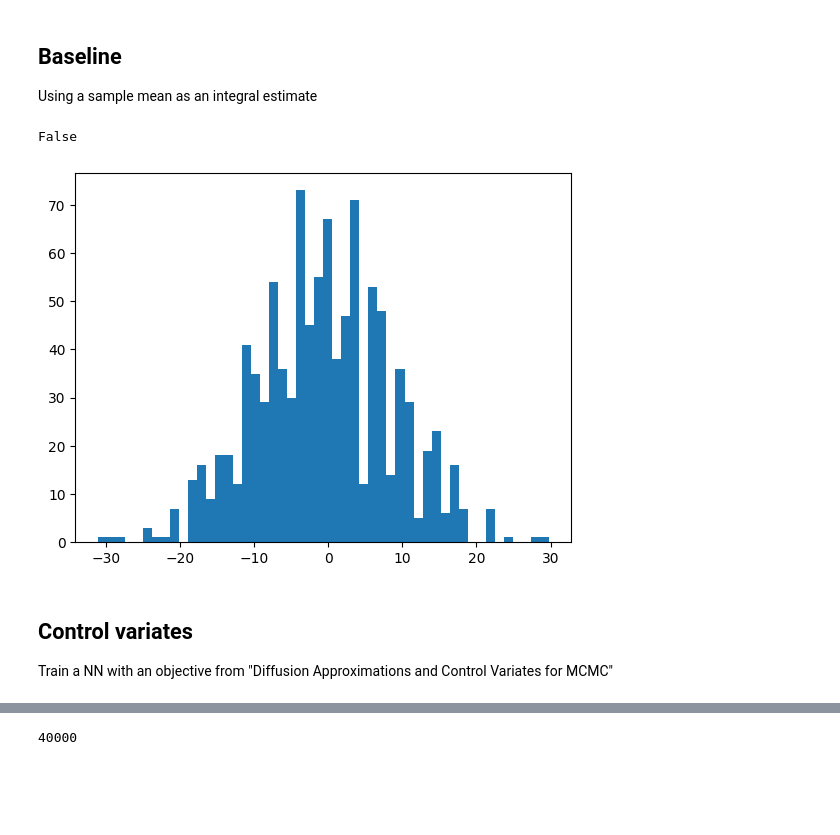
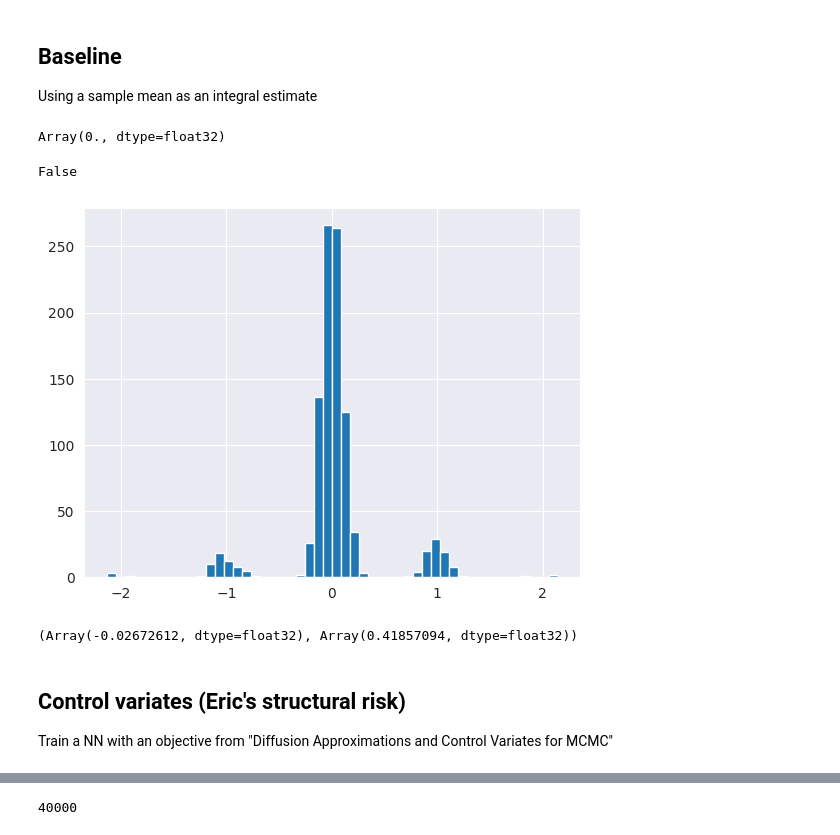
Before and after one commit to kkorolev1/mcmc-control-variates, a Jupyter notebook: experiments.ipynb, the cells around one changed output, grey strips where cells are left out. Cells and saved outputs as stored; diff of their text form; code cells hidden in the pictures; blank space fills up the shorter version.

```diff
--- a/experiments.ipynb
+++ b/experiments.ipynb
@@ -3,6 +3,7 @@
 %autoreload 2
 # %%
 import matplotlib.pylab as plt
+import seaborn as sns
 import numpy as np
 import jax.numpy as jnp
 import jax
@@ -15,11 +16,14 @@ import sys
 sys.path.append("/home/korolevki/mcmc-control-variates/diffcv")
 
 import optax
+
+sns.set_style("darkgrid")
 # %% [markdown]
 ## Gaussian Mixture
 # %%
 from dist import GaussianMixture
 #mixture = GaussianMixture(np.array([-10, 10]), np.array([1, 1]))
 dist_dim = 10
-mixture = GaussianMixture(jnp.vstack([-10*jnp.ones((dist_dim), dtype=float), 10*jnp.ones((dist_dim), dtype=float)]), jnp.ones((2), dtype=float))
+mixture = GaussianMixture(jnp.vstack([-10*jnp.ones((dist_dim), dtype=float), jnp.zeros((dist_dim), dtype=float), 10*jnp.ones((dist_dim), dtype=float)]), jnp.ones((3), dtype=float))
+#mixture = GaussianMixture(jnp.vstack([10 * jnp.ones((dist_dim), dtype=float)]), jnp.ones((1), dtype=float))
 grad_log_p = jax.jit(jax.grad(mixture.log_p))
@@ -48,7 +46,7 @@ def multichain_sample(sampler: eqx.Module, dim: int, key: jax.random.PRNGKey, n_
 # %%
 rng, key = jax.random.split(rng)
-sampler = LangevinDynamics(gradient_func=grad_log_p, n_samples=500, gamma=1e-2, burnin_steps=100)
-samples = multichain_sample(sampler, dist_dim, key, n_chains = 100)
+sampler = LangevinDynamics(gradient_func=grad_log_p, n_samples=500, gamma=5e-2, burnin_steps=100)
+samples = sample_multichain(sampler, dist_dim, key, n_chains = 100)
 # %%
 plt.scatter(samples[:,0], samples[:,1], alpha=0.7)
 print(jnp.any(np.isnan(samples)))
@@ -66,21 +62,27 @@ def mcmc_baseline(fn: tp.Callable, sampler: eqx.Module, dim: int, key: jax.rando
 # %%
 fn = jax.jit(lambda x: x.sum(axis=-1))
+true_pi = jnp.dot(mixture.coeffs, mixture.means).sum()
+
+true_pi
+# %% [output]
+Array(0., dtype=float32)
+# %%
+MCMC_N_RUNS = 1000
 # %%
-n_runs = 1000
+rng, key = jax.random.split(rng)
+baseline_estimates = estimate_n_mcmc(fn, sampler, dist_dim, key, n_runs=MCMC_N_RUNS)
 
-# Run without vmap because of OOM
-mcmc_estimates = []
-for key in tqdm(jax.random.split(rng, n_runs)):
-    mcmc_estimates.append(mcmc_baseline(fn, sampler, dist_dim, key, n_chains = 100))
-mcmc_estimates = jnp.stack(mcmc_estimates)
-
-print(jnp.any(jnp.isnan(mcmc_estimates)))
-plt.hist(mcmc_estimates, bins=50)
+print(jnp.any(jnp.isnan(baseline_estimates)))
+plt.hist(baseline_estimates, bins=50)
 plt.show()
 # %% [output]
 False
-[figure, old version]
+[figure, new version]
+# %%
+true_pi - baseline_estimates.mean(), baseline_estimates.std()
+# %% [output]
+(Array(-0.02672612, dtype=float32), Array(0.41857094, dtype=float32))
 # %% [markdown]
-## Control variates
+## Control variates (Eric's structural risk)
 Train a NN with an objective from "Diffusion Approximations and Control Variates for MCMC"
 # %%
```
Also changed, not shown: parts of 34 cells of this notebook, 11 other files.
